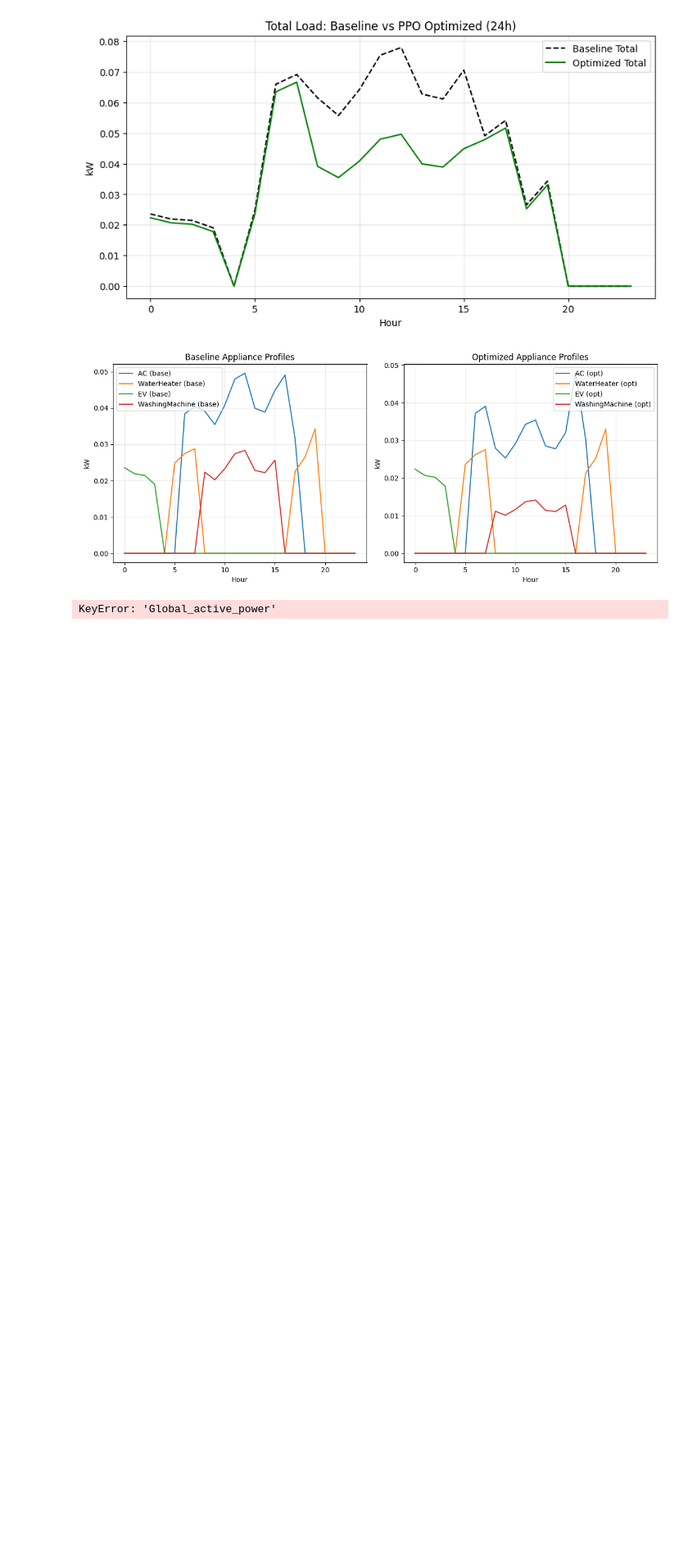
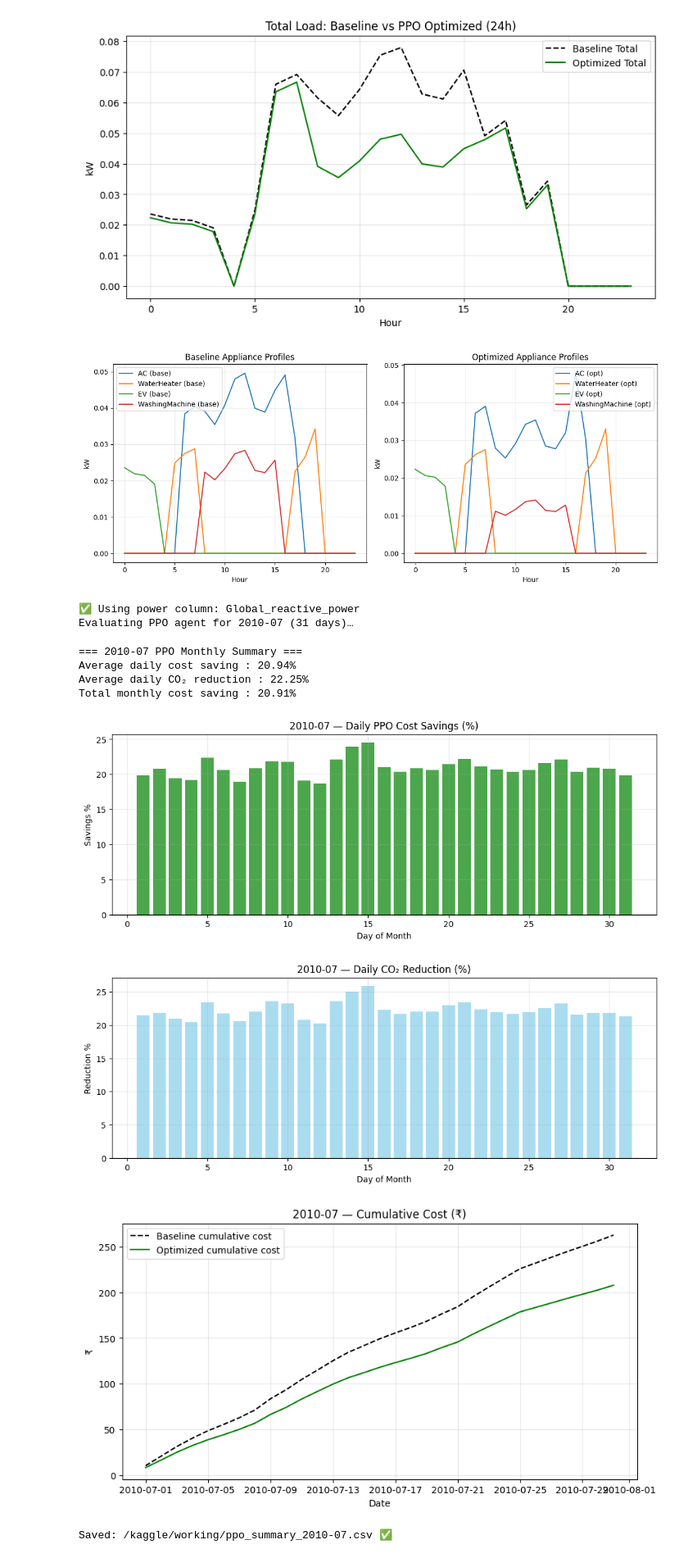
Before and after one commit to yashraj2310/Smart-energy-Forecast, a Jupyter notebook: smart-energy-forecasting-and-optimisation.ipynb, the cells around one changed output. Shown at 82% size. Cells and saved outputs as stored; diff of their text form; code cells hidden in the pictures; blank space fills up the shorter version.

Commit message:
Kaggle Notebook | Smart-Energy Forecasting And Optimisation | Version 10

```diff
--- a/smart-energy-forecasting-and-optimisation.ipynb
+++ b/smart-energy-forecasting-and-optimisation.ipynb
@@ -1824,7 +1835,7 @@ Baseline CO₂: 0.6 kg, Optimized CO₂: 0.4 kg  (Δ 22.75%)
 [figure]
 # %%
 # ==============================================================
-# 🌞 PPO MONTHLY EVALUATION (e.g., July 2010)
+# 🌞 PPO MONTHLY EVALUATION (auto-detects power column)
 # ==============================================================
 
 import pandas as pd
@@ -1832,27 +1843,37 @@ import numpy as np
 import matplotlib.pyplot as plt
 from tqdm import tqdm
 
-# ⚙️ Parameters
-selected_month = "2010-07"  # <-- change to any "YYYY-MM"
+# --- 0) Auto-detect or compute active power column ---
+if "Global_active_power" in df.columns:
+    power_col = "Global_active_power"
+elif "Global_reactive_power" in df.columns:
+    power_col = "Global_reactive_power"
+else:
+    # Approximate active power if neither present
+    df["Global_active_power"] = df["Voltage"] * df["Global_intensity"] / 1000.0
+    power_col = "Global_active_power"
+
+print(f"✅ Using power column: {power_col}")
+
+# --- 1) Select month and resample ---
+selected_month = "2010-07"  # <== change month here if desired
 month_data = df.loc[selected_month]
-
-# Ensure hourly aggregation
-hourly_data = month_data['Global_active_power'].resample('H').mean().dropna()
+hourly_data = month_data[power_col].resample('H').mean().dropna()
 days = sorted(set(hourly_data.index.normalize()))
 
 print(f"Evaluating PPO agent for {selected_month} ({len(days)} days)…")
 
-# Containers
+# --- 2) Containers for daily results ---
 daily_results = []
 
 for d in tqdm(days):
     day_slice = hourly_data.loc[str(d):str(d + pd.Timedelta(hours=23))]
-    if len(day_slice) < 24:  # incomplete day
+    if len(day_slice) < 24:
         continue
 
     baseline_24h = day_slice.groupby(day_slice.index.hour).mean().values
 
-    # --- Rebuild env for this day's baseline ---
+    # --- Rebuild appliance baselines for this day ---
     appliances_day = {}
     for k, v in appliances.items():
         base = v["share"] * baseline_24h
@@ -1891,7 +1912,7 @@ for d in tqdm(days):
         "co2_reduction_pct": co2_pct
     })
 
-# --- Aggregate results ---
+# --- 3) Aggregate ---
 df_daily = pd.DataFrame(daily_results).set_index("date")
 df_daily["cum_cost_base"] = df_daily["cost_base"].cumsum()
 df_daily["cum_cost_opt"] = df_daily["cost_opt"].cumsum()
@@ -1901,36 +1922,42 @@ avg_co2_red = df_daily["co2_reduction_pct"].mean()
 total_saving = 100 * (df_daily["cum_cost_base"].iloc[-1] - df_daily["cum_cost_opt"].iloc[-1]) / df_daily["cum_cost_base"].iloc[-1]
 
 print(f"\n=== {selected_month} PPO Monthly Summary ===")
 print(f"Average daily cost saving : {avg_saving:.2f}%")
 print(f"Average daily CO₂ reduction : {avg_co2_red:.2f}%")
 print(f"Total monthly cost saving : {total_saving:.2f}%")
 
-# ==============================================================
-# 📈 Visualization
-# ==============================================================
-
+# --- 4) Visualizations ---
 plt.figure(figsize=(12,4))
 plt.bar(df_daily.index.day, df_daily["savings_pct"], color="green", alpha=0.7)
 plt.title(f"{selected_month} — Daily PPO Cost Savings (%)")
 plt.xlabel("Day of Month"); plt.ylabel("Savings %")
 plt.grid(alpha=0.3); plt.show()
 
 plt.figure(figsize=(12,4))
 plt.bar(df_daily.index.day, df_daily["co2_reduction_pct"], color="skyblue", alpha=0.7)
 plt.title(f"{selected_month} — Daily CO₂ Reduction (%)")
 plt.xlabel("Day of Month"); plt.ylabel("Reduction %")
 plt.grid(alpha=0.3); plt.show()
 
 plt.figure(figsize=(10,5))
 plt.plot(df_daily.index, df_daily["cum_cost_base"], "--", label="Baseline cumulative cost", color='black')
 plt.plot(df_daily.index, df_daily["cum_cost_opt"], label="Optimized cumulative cost", color='green')
 plt.title(f"{selected_month} — Cumulative Cost (₹)")
 plt.xlabel("Date"); plt.ylabel("₹")
 plt.legend(); plt.grid(alpha=0.3)
 plt.show()
 
-# Export summary CSV
+# --- 5) Export results ---
 df_daily.to_csv(f"/kaggle/working/ppo_summary_{selected_month}.csv")
 print(f"\nSaved: /kaggle/working/ppo_summary_{selected_month}.csv ✅")
 # %% [output]
-KeyError: 'Global_active_power'
+✅ Using power column: Global_reactive_power
+Evaluating PPO agent for 2010-07 (31 days)…
+=== 2010-07 PPO Monthly Summary ===
+Average daily cost saving : 20.94%
+Average daily CO₂ reduction : 22.25%
+Total monthly cost saving : 20.91%
+[figure, added]
+[figure, added]
+[figure, added]
+Saved: /kaggle/working/ppo_summary_2010-07.csv ✅
```
Also changed, not shown: parts of 3 cells of this notebook.
